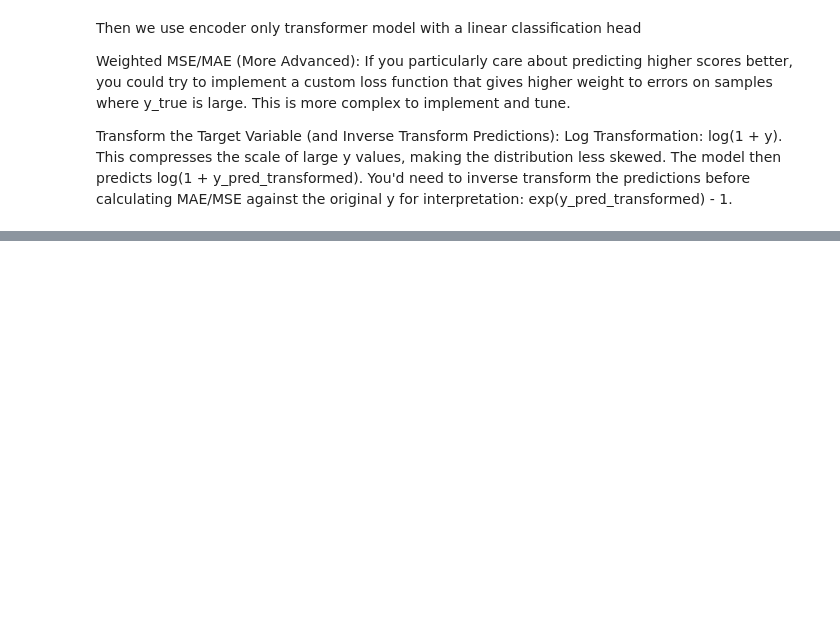
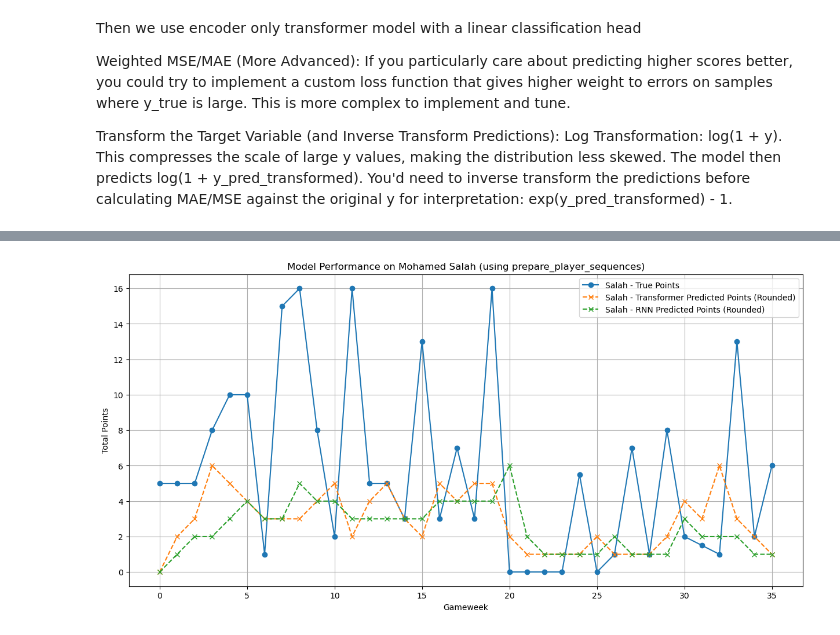
Before and after one commit to utkubah/FPL-Predictor, a Jupyter notebook: notebooks/model_selection.ipynb, the cells around one changed output, grey strips where cells are left out. Drawn from its saved outputs; the diff is of its cells as text; code cells hidden in the pictures; blank space fills up the shorter version.

```diff
--- a/notebooks/model_selection.ipynb
+++ b/notebooks/model_selection.ipynb
@@ -795,0 +1566,32 @@ Also good accuracy for players that score 0-2 points, however what about good pl
+# %%
+salah_predictions_transformer = []
+salah_predictions_rnn = []
+
+with torch.no_grad():
+    for i in range(salah_sequences_scaled.shape[0]):
+        seq_input = salah_sequences_tensor[i].unsqueeze(0)
+        mask_input = salah_masks_tensor[i].unsqueeze(0)
+        pred_transformer = best_model_final(seq_input, mask_input)
+        pred_rnn = best_rnn_model_final(seq_input, mask_input)
+
+
+        salah_predictions_transformer.append(np.expm1(pred_transformer.item()))
+        salah_predictions_rnn.append(np.expm1(pred_rnn.item()))
+
+salah_predictions_transformer_rounded = np.round(salah_predictions_transformer)
+salah_predictions_rnn_rounded = np.round(salah_predictions_rnn)
+
+
+
+plt.figure(figsize=(15, 7))
+plt.plot(np.expm1(salah_targets), label='Salah - True Points', marker='o')
+plt.plot(salah_predictions_transformer_rounded, label='Salah - Transformer Predicted Points (Rounded)', marker='x', linestyle='--')
+plt.plot(salah_predictions_rnn_rounded, label='Salah - RNN Predicted Points (Rounded)', marker='x', linestyle='--')
+plt.xlabel("Gameweek")
+plt.ylabel("Total Points")
+plt.title(f"Model Performance on Mohamed Salah (using prepare_player_sequences)")
+plt.legend()
+plt.grid(True)
+plt.show()
+# %% [output]
+[figure, added]
```
Also changed, not shown: parts of 37 cells of this notebook, 9 other files.
